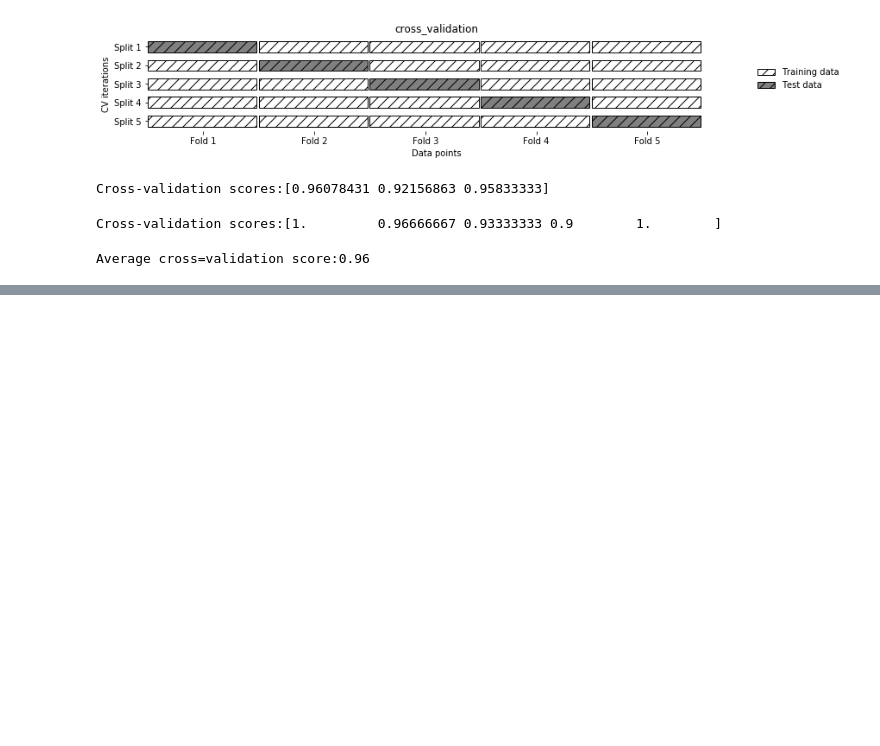
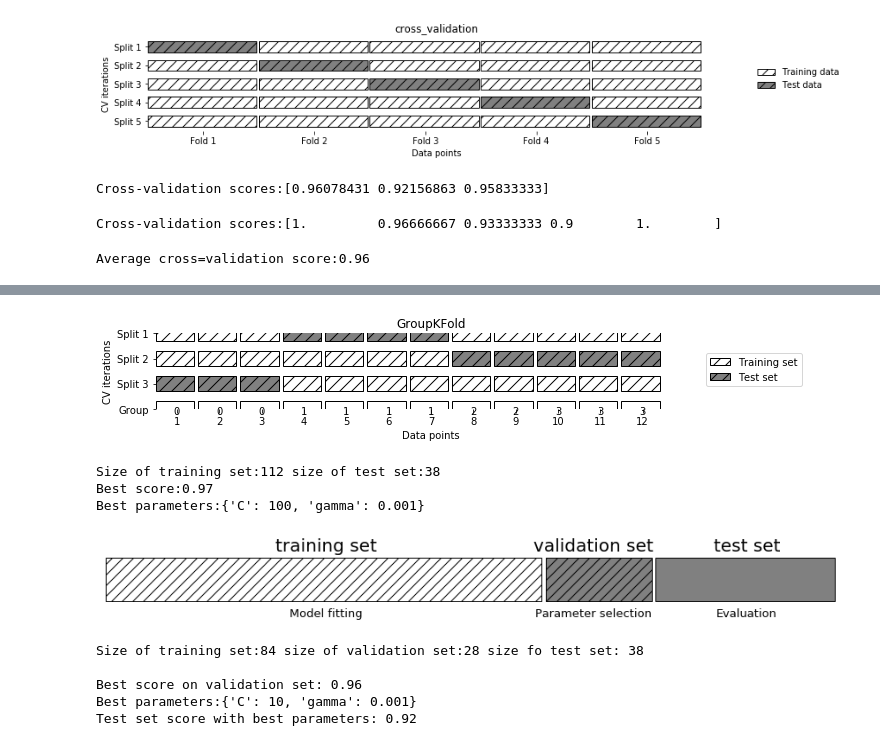
Before and after one commit to reef1935/JupyterTest, a Jupyter notebook: Ch5.ipynb, the cells around one changed output, grey strips where cells are left out. Saved outputs shown, nothing was run; the diff lists cells and outputs as text; code cells hidden in the pictures; blank space fills up the shorter version.

```diff
--- a/Ch5.ipynb
+++ b/Ch5.ipynb
@@ -44,0 +115,71 @@ Average cross=validation score:0.96
+# %%
+mglearn.plots.plot_group_kfold()
+# %% [output]
+[figure, added]
+# %%
+from sklearn.svm import SVC
+X_train,X_test,y_train,y_test=train_test_split(
+iris.data,iris.target,random_state=0)
+print("Size of training set:{} size of test set:{}".format(
+X_train.shape[0],X_test.shape[0]))
+
+best_score=0
+
+for gamma in[0.001,0.01,0.1,1,10,100]:
+    for C in[0.001,0.01,0.1,1,10,100]:
+        svm=SVC(gamma=gamma,C=C)
+        svm.fit(X_train,y_train)
+
+        score=svm.score(X_test,y_test)
+
+        if score > best_score:
+            best_score=score
+            best_parameters = {'C':C,'gamma':gamma}
+
+print("Best score:{:.2f}".format(best_score))
+print("Best parameters:{}".format(best_parameters))
+# %% [output]
+Size of training set:112 size of test set:38
+Best score:0.97
+Best parameters:{'C': 100, 'gamma': 0.001}
+# %%
+mglearn.plots.plot_threefold_split()
+# %% [output]
+[figure, added]
+# %%
+from sklearn.svm import SVC
+
+X_trainval,X_test,y_trainval,y_test=train_test_split(
+iris.data,iris.target,random_state=0)
+
+X_train,X_valid,y_train,y_valid=train_test_split(
+X_trainval,y_trainval,random_state=1)
+
+print("Size of training set:{} size of validation set:{} size fo test set:"
+     " {}\n".format(X_train.shape[0],X_valid.shape[0],X_test.shape[0]))
+
+best_score=0
+
+for gamma in[0.001,0.01,0.1,1,10,100]:
+    for C in[0.001,0.01,0.1,1,10,100]:
+        svm=SVC(gamma=gamma,C=C)
+        svm.fit(X_train,y_train)
+
+        score =svm.score(X_valid,y_valid)
+
+        if score > best_score:
+            best_score=score
+            best_parameters = {'C':C,'gamma':gamma}
+
+svm = SVC(**best_parameters)
+svm.fit(X_trainval,y_trainval)
+test_score = svm.score(X_test,y_test)
+print("Best score on validation set: {:.2f}".format(best_score))
+print("Best parameters:{}".format(best_parameters))
+print("Test set score with best parameters: {:.2f}".format(test_score))
+# %% [output]
+Size of training set:84 size of validation set:28 size fo test set: 38
+
+Best score on validation set: 0.96
+Best parameters:{'C': 10, 'gamma': 0.001}
+Test set score with best parameters: 0.92
```
Also changed, not shown: parts of 62 cells of this notebook.
